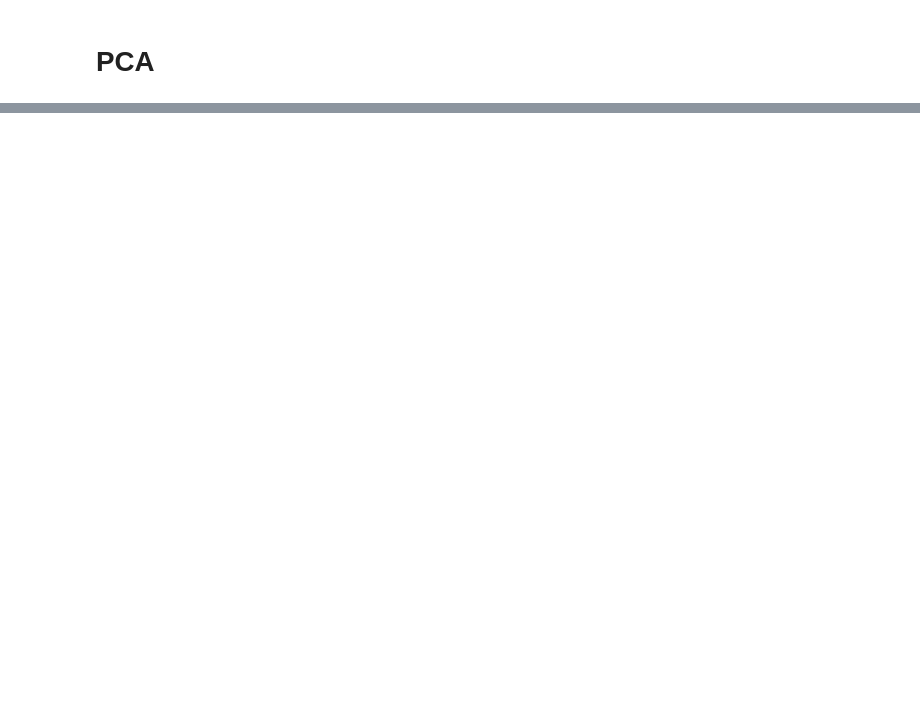
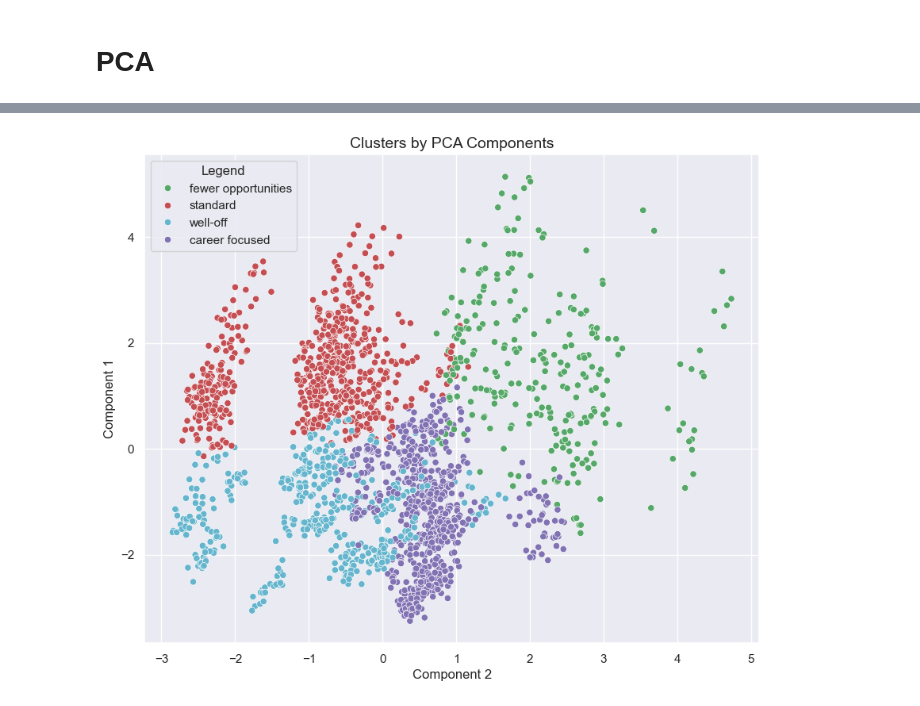
Before and after one commit to kennyOlakunle/customer_segmentation_using_Python, a Jupyter notebook: segment_ML.ipynb, the cells around one changed output, grey strips where cells are left out. Drawn from its saved outputs; the diff is of its cells as text; code cells hidden in the pictures; blank space fills up the shorter version.

```diff
--- a/segment_ML.ipynb
+++ b/segment_ML.ipynb
@@ -335,0 +450,9 @@ pca.fit(df_std)
+# %%
+wcss = []
+for i in range(1,11):
+    kmeans_pca = KMeans(n_clusters = i, init = 'k-means++', random_state = 42)
+    kmeans_pca.fit(scores_pca)
+    wcss.append(kmeans_pca.inertia_)
+# %%
+kmeans_pca = KMeans(n_clusters = 4, init = 'k-means++', random_state = 42)
+kmeans_pca.fit(scores_pca)
@@ -335,0 +461,6 @@ pca.fit(df_std)
+# %%
+df_segm_pca_kmeans = pd.concat([seg_data.reset_index(drop = True), pd.DataFrame(scores_pca)], axis = 1)
+df_segm_pca_kmeans.columns.values[-3: ] = ['Component 1', 'Component 2', 'Component 3']
+
+df_segm_pca_kmeans['Segment K-means PCA'] = kmeans_pca.labels_
+df_segm_pca_kmeans.head()
@@ -335,0 +500,13 @@ pca.fit(df_std)
+# %%
+df_segm_pca_kmeans['Legend'] = df_segm_pca_kmeans['Segment K-means PCA'].map({0:'standard',
+                                                          1:'career focused',
+                                                          2:'fewer opportunities',
+                                                          3:'well-off'})
+# %%
+# Plot data by PCA components. The Y axis is the first component, X axis is the second.
+plt.figure(figsize=(10, 8))
+sns.scatterplot(data=df_segm_pca_kmeans, x='Component 2', y='Component 1', hue='Legend', palette=['g', 'r', 'c', 'm'])
+plt.title('Clusters by PCA Components', fontsize=14)
+plt.show()
+# %% [output]
+[figure, added]
```
Also changed, not shown: parts of 18 cells of this notebook.
